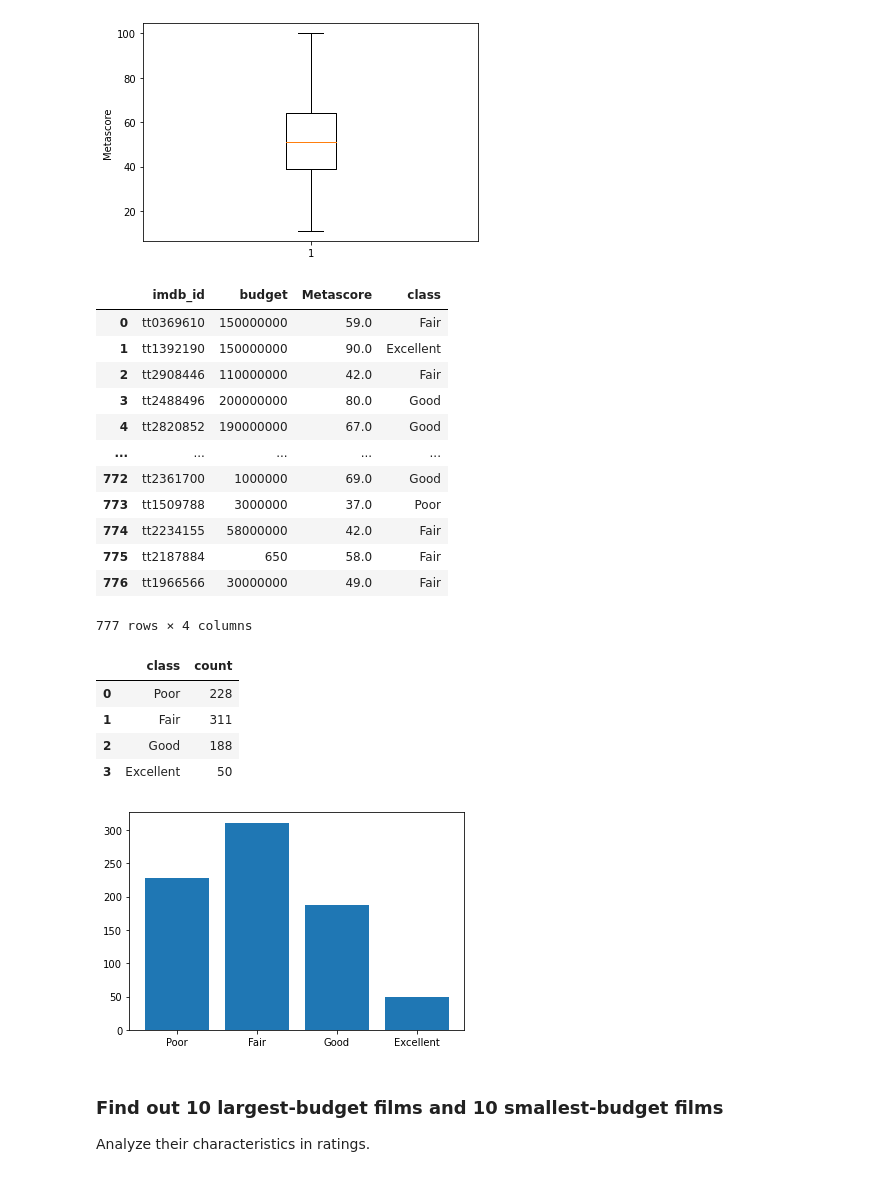
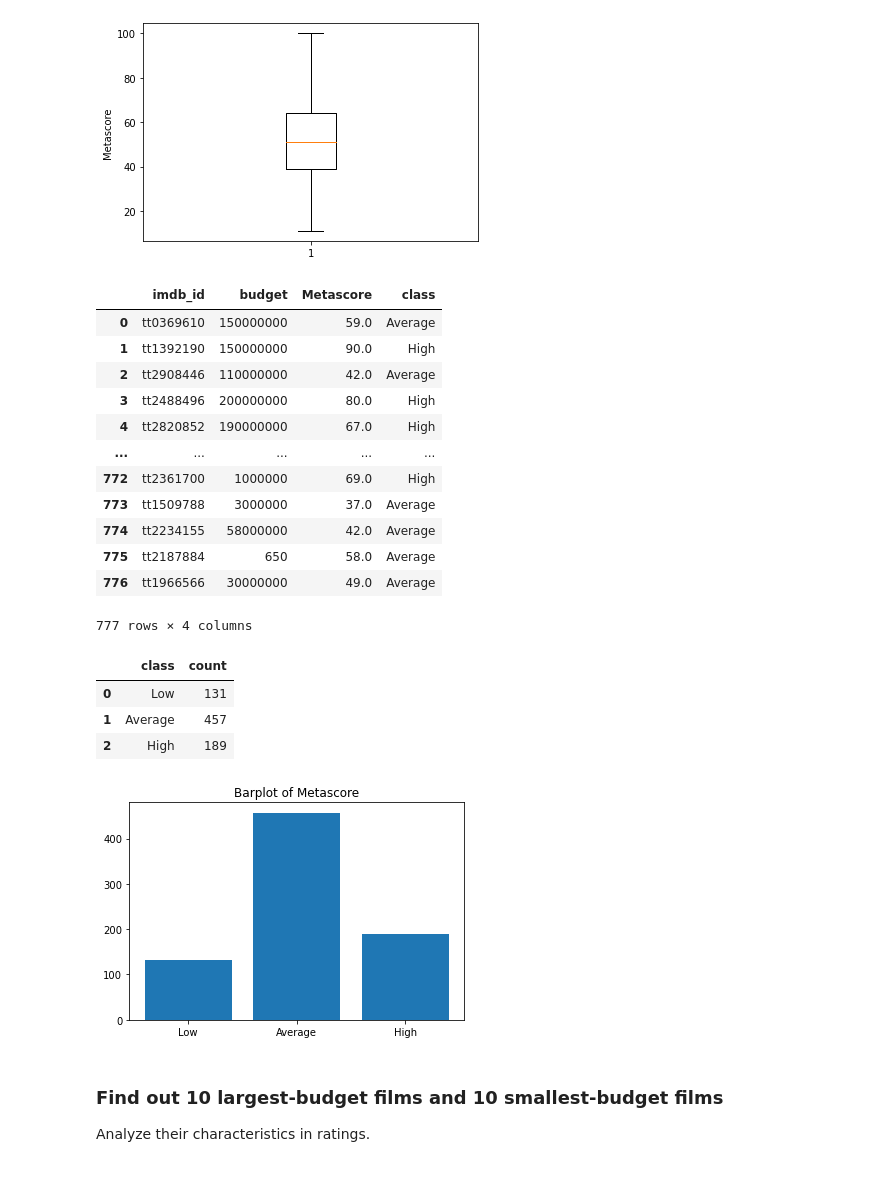
Before and after one commit to SiweiC/final_project_siwei_cheng, a Jupyter notebook: code/final_project_siwei_cheng.ipynb, the cells around one changed output. Saved outputs shown, nothing was run; the diff lists cells and outputs as text; code cells hidden in the pictures.

Commit message:
update code and result

```diff
--- a/code/final_project_siwei_cheng.ipynb
+++ b/code/final_project_siwei_cheng.ipynb
@@ -159,42 +159,42 @@ plt.savefig('../result/Box plot of Metascore.pdf')
 # %% [output]
 [figure]
 # %%
-dataset.loc[dataset['Metascore']<=40, 'class'] = 'Poor'
-dataset.loc[(dataset['Metascore']>40) & (dataset['Metascore']<=60), 'class'] = 'Fair'
-dataset.loc[(dataset['Metascore']>60) & (dataset['Metascore']<=80), 'class'] = 'Good'
-dataset.loc[dataset['Metascore']>80, 'class'] = 'Excellent'
+# divide movies’ ratings into 3 levels
+dataset.loc[dataset['Metascore']<35, 'class'] = 'Low'
+dataset.loc[(dataset['Metascore']>=35) & (dataset['Metascore']<65), 'class'] = 'Average'
+dataset.loc[dataset['Metascore']>=65, 'class'] = 'High'
 # %%
 dataset
 # %% [output]
 |  | imdb_id | budget | Metascore | class |
-| 0 | tt0369610 | 150000000 | 59.0 | Fair |
-| 1 | tt1392190 | 150000000 | 90.0 | Excellent |
-| 2 | tt2908446 | 110000000 | 42.0 | Fair |
-| 3 | tt2488496 | 200000000 | 80.0 | Good |
-| 4 | tt2820852 | 190000000 | 67.0 | Good |
+| 0 | tt0369610 | 150000000 | 59.0 | Average |
+| 1 | tt1392190 | 150000000 | 90.0 | High |
+| 2 | tt2908446 | 110000000 | 42.0 | Average |
+| 3 | tt2488496 | 200000000 | 80.0 | High |
+| 4 | tt2820852 | 190000000 | 67.0 | High |
 | ... | ... | ... | ... | ... |
-| 772 | tt2361700 | 1000000 | 69.0 | Good |
-| 773 | tt1509788 | 3000000 | 37.0 | Poor |
-| 774 | tt2234155 | 58000000 | 42.0 | Fair |
-| 775 | tt2187884 | 650 | 58.0 | Fair |
-| 776 | tt1966566 | 30000000 | 49.0 | Fair |
+| 772 | tt2361700 | 1000000 | 69.0 | High |
+| 773 | tt1509788 | 3000000 | 37.0 | Average |
+| 774 | tt2234155 | 58000000 | 42.0 | Average |
+| 775 | tt2187884 | 650 | 58.0 | Average |
+| 776 | tt1966566 | 30000000 | 49.0 | Average |
 777 rows × 4 columns
 # %%
 class_group = dataset.groupby(['class'])['class'].count()
-class_group = pd.DataFrame({'class':['Poor','Fair','Good','Excellent'],
-               'count':[class_group['Poor'],class_group['Fair'],class_group['Good'],class_group['Excellent']]})
+class_group = pd.DataFrame({'class':['Low','Average','High'],
+               'count':[class_group['Low'],class_group['Average'],class_group['High']]})
 class_group
 # %% [output]
 |  | class | count |
-| 0 | Poor | 228 |
-| 1 | Fair | 311 |
-| 2 | Good | 188 |
-| 3 | Excellent | 50 |
+| 0 | Low | 131 |
+| 1 | Average | 457 |
+| 2 | High | 189 |
 # %%
 plt.bar(class_group['class'], height = class_group['count'])
-plt.savefig('../result/Barplot of Metascore on 4 Levels.pdf')
+plt.title('Barplot of Metascore')
+plt.savefig('../result/Barplot of Metascore on 3 Levels.pdf')
 # %% [output]
-[figure, old version]
+[figure, new version]
 # %% [markdown]
 ### Find out 10 largest-budget films and 10 smallest-budget films
 
```
Also changed, not shown: parts of 12 cells of this notebook, 5 other files.
